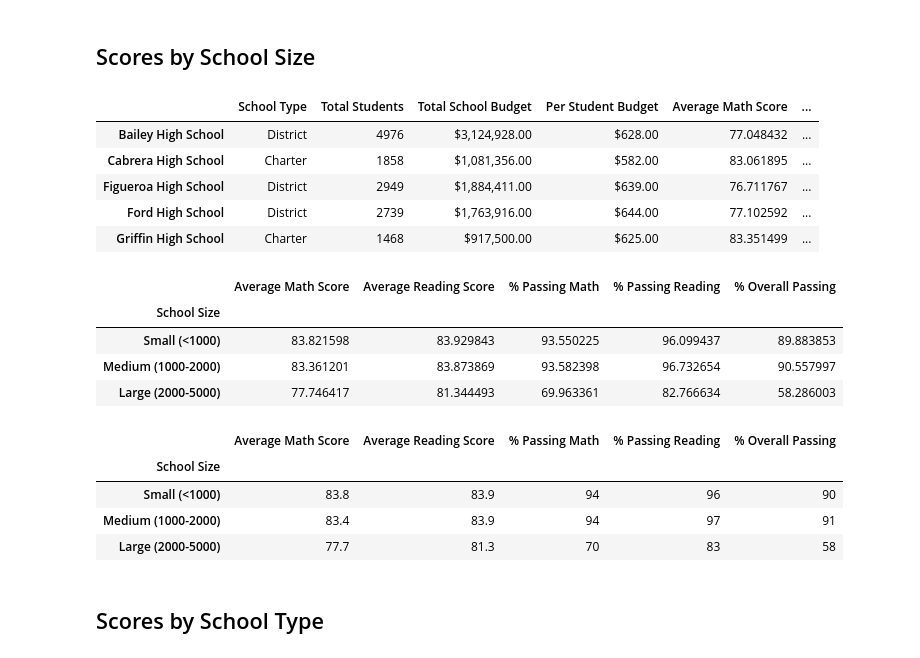
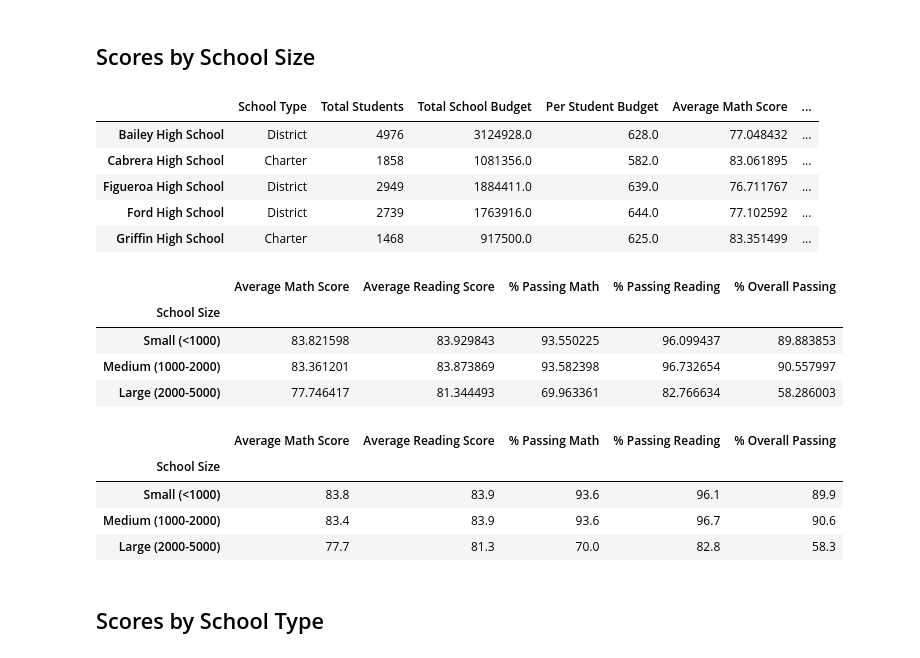
Before and after one commit to dannyvchu/School-District-Analysis, a Jupyter notebook: PyCitySchools_Challenge.ipynb, the cells around one changed output. Saved outputs shown, nothing was run; the diff lists cells and outputs as text; code cells hidden in the pictures.

```diff
--- a/PyCitySchools_Challenge.ipynb
+++ b/PyCitySchools_Challenge.ipynb
@@ -206,8 +206,22 @@ per_school_summary_df = pd.DataFrame({
 # per_school_summary_df.head()
 # %%
 # Format the Total School Budget and the Per Student Budget
-per_school_summary_df["Total School Budget"] = per_school_summary_df["Total School Budget"].map("${:,.2f}".format)
-per_school_summary_df["Per Student Budget"] = per_school_summary_df["Per Student Budget"].map("${:,.2f}".format)
+# Formatting here messes up with some code later on because it changes the data types into objects. Turned on only for pictures.
+#per_school_summary_df['Total Students'] = per_school_summary_df['Total Students'].map('{:,}'.format)
+
+#per_school_summary_df["Total School Budget"] = per_school_summary_df["Total School Budget"].map("${:,.2f}".format)
+
+#per_school_summary_df['Per Student Budget'] = per_school_summary_df['Per Student Budget'].map('${:,.2f}'.format)
+
+#per_school_summary_df['Average Math Score'] = per_school_summary_df['Average Math Score'].map('{:,.2f}%'.format)
+
+#per_school_summary_df['Average Reading Score'] = per_school_summary_df['Average Reading Score'].map('{:,.2f}%'.format)
+
+#per_school_summary_df['% Passing Math'] = per_school_summary_df['% Passing Math'].map('{:,.2f}%'.format)
+
+#per_school_summary_df['% Passing Reading'] = per_school_summary_df['% Passing Reading'].map('{:,.2f}%'.format)
+
+#per_school_summary_df['% Overall Passing'] = per_school_summary_df['% Overall Passing'].map('{:,.2f}%'.format)
 
 # Display the data frame
 per_school_summary_df
@@ -526,11 +532,11 @@ per_school_summary_df['School Size'] = pd.cut(per_school_summary_df['Total Stude
 per_school_summary_df.head()
 # %% [output]
 |  | School Type | Total Students | Total School Budget | Per Student Budget | Average Math Score | ... |
-| Bailey High School | District | 4976 | $3,124,928.00 | $628.00 | 77.048432 | ... |
-| Cabrera High School | Charter | 1858 | $1,081,356.00 | $582.00 | 83.061895 | ... |
-| Figueroa High School | District | 2949 | $1,884,411.00 | $639.00 | 76.711767 | ... |
-| Ford High School | District | 2739 | $1,763,916.00 | $644.00 | 77.102592 | ... |
-| Griffin High School | Charter | 1468 | $917,500.00 | $625.00 | 83.351499 | ... |
+| Bailey High School | District | 4976 | 3124928.0 | 628.0 | 77.048432 | ... |
+| Cabrera High School | Charter | 1858 | 1081356.0 | 582.0 | 83.061895 | ... |
+| Figueroa High School | District | 2949 | 1884411.0 | 639.0 | 76.711767 | ... |
+| Ford High School | District | 2739 | 1763916.0 | 644.0 | 77.102592 | ... |
+| Griffin High School | Charter | 1468 | 917500.0 | 625.0 | 83.351499 | ... |
 # %%
 # Calculate averages for the desired columns.
 size_math_scores = per_school_summary_df.groupby(['School Size']).mean()['Average Math Score']
@@ -562,22 +568,22 @@ size_summary_df
 # %%
 # Format the DataFrame
 size_summary_df["Average Math Score"] = size_summary_df["Average Math Score"].map("{:.1f}".format)
 
 size_summary_df["Average Reading Score"] = size_summary_df["Average Reading Score"].map("{:.1f}".format)
 
-size_summary_df["% Passing Math"] = size_summary_df["% Passing Math"].map("{:.0f}".format)
+size_summary_df["% Passing Math"] = size_summary_df["% Passing Math"].map("{:.1f}".format)
 
-size_summary_df["% Passing Reading"] = size_summary_df["% Passing Reading"].map("{:.0f}".format)
+size_summary_df["% Passing Reading"] = size_summary_df["% Passing Reading"].map("{:.1f}".format)
 
-size_summary_df["% Overall Passing"] = size_summary_df["% Overall Passing"].map("{:.0f}".format)
+size_summary_df["% Overall Passing"] = size_summary_df["% Overall Passing"].map("{:.1f}".format)
 
 size_summary_df
 # %% [output]
 |  | Average Math Score | Average Reading Score | % Passing Math | % Passing Reading | % Overall Passing |
 | School Size |  |  |  |  |  |
-| Small (<1000) | 83.8 | 83.9 | 94 | 96 | 90 |
-| Medium (1000-2000) | 83.4 | 83.9 | 94 | 97 | 91 |
-| Large (2000-5000) | 77.7 | 81.3 | 70 | 83 | 58 |
+| Small (<1000) | 83.8 | 83.9 | 93.6 | 96.1 | 89.9 |
+| Medium (1000-2000) | 83.4 | 83.9 | 93.6 | 96.7 | 90.6 |
+| Large (2000-5000) | 77.7 | 81.3 | 70.0 | 82.8 | 58.3 |
 # %% [markdown]
 ## Scores by School Type
 # %%
```
Also changed, not shown: parts of 18 cells of this notebook, 12 other files.
